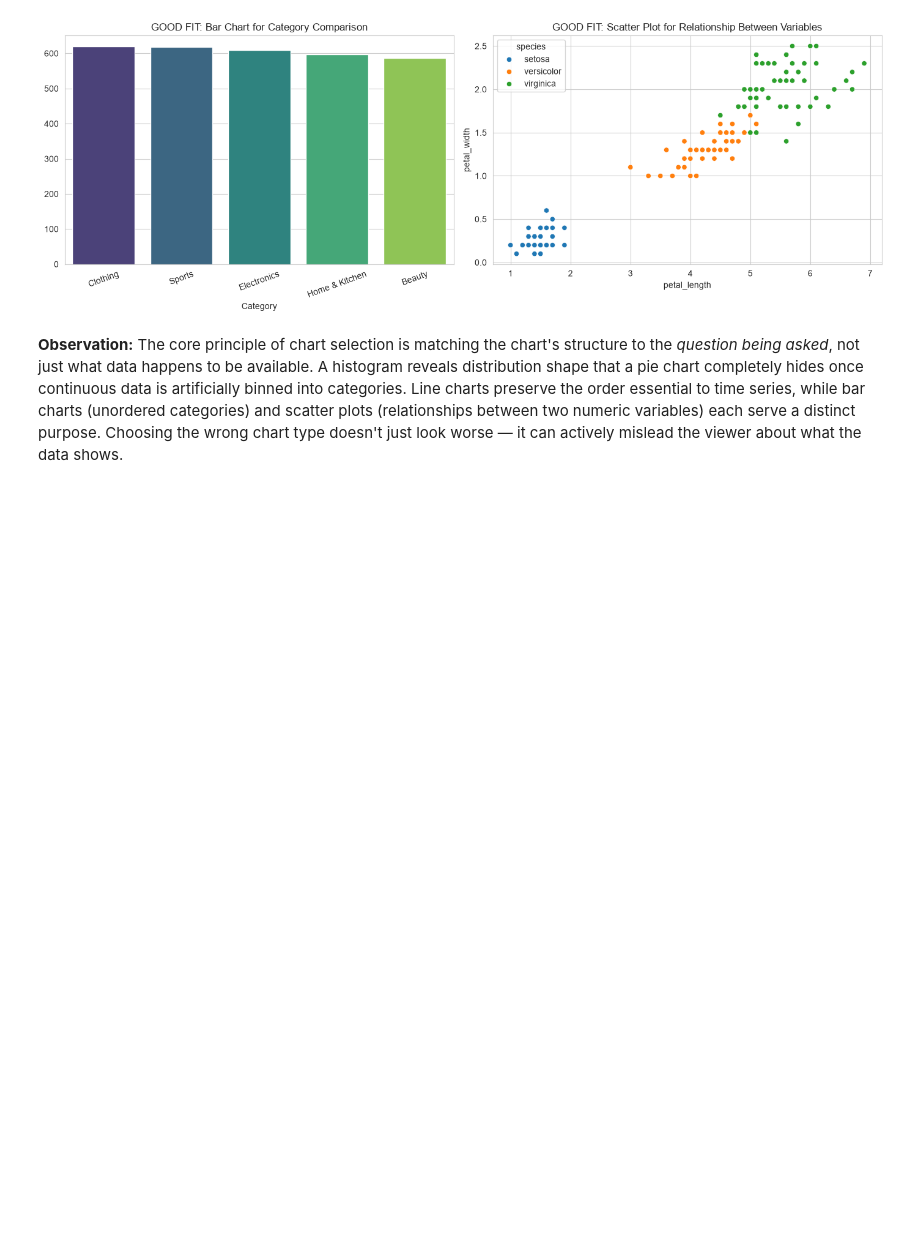
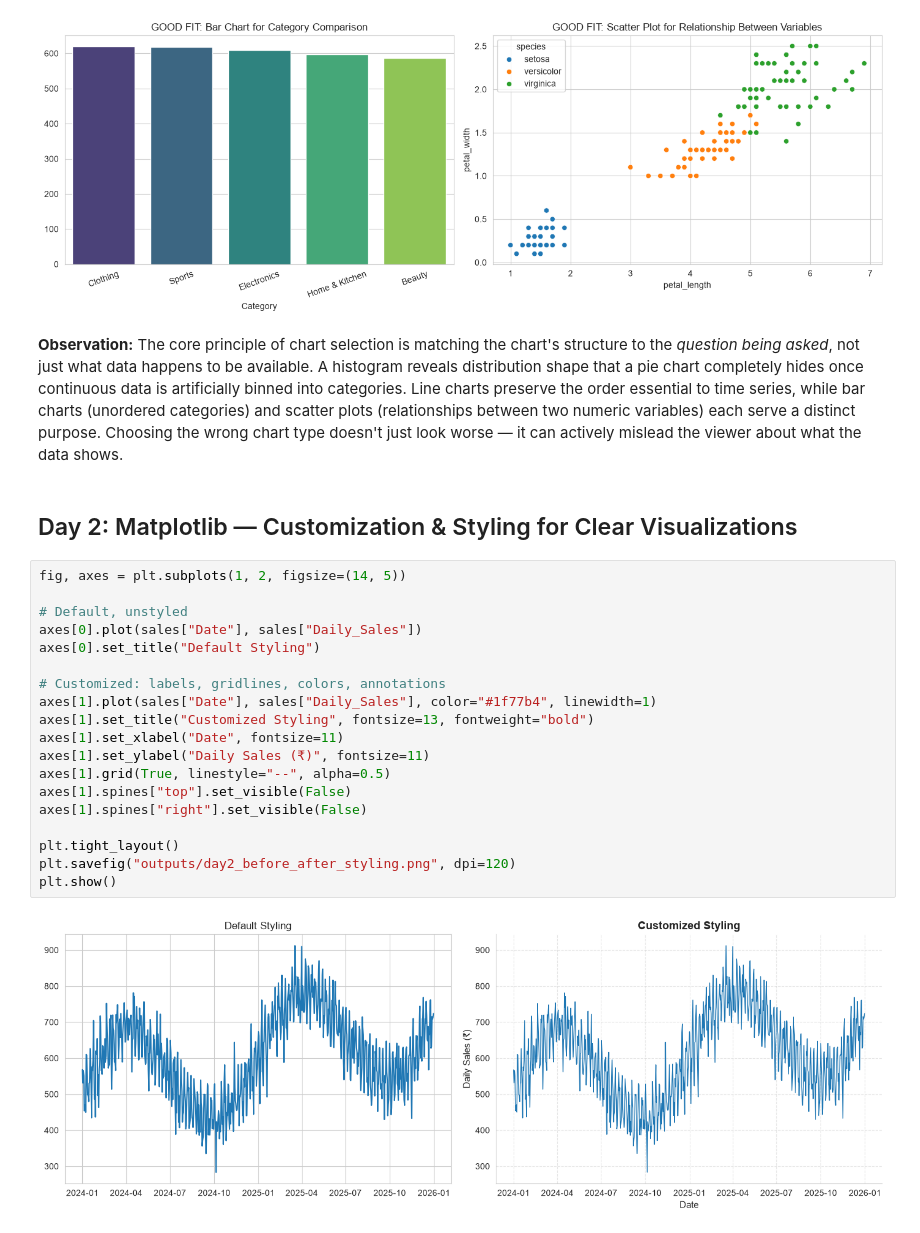
Before and after one commit to nikitha-d1323/data-analysis-mini-projects, a Jupyter notebook: unit4-visualization-best-practices/Visualization_Unit4.ipynb, the cells around one changed output. Saved outputs shown, nothing was run; the diff lists cells and outputs as text; blank space fills up the shorter version.

Commit message:
Unit4 Day 2: Matplotlib customization - styling, annotations, small multiples, DPI

```diff
--- a/unit4-visualization-best-practices/Visualization_Unit4.ipynb
+++ b/unit4-visualization-best-practices/Visualization_Unit4.ipynb
@@ -94,3 +94,26 @@ bar charts (unordered categories) and scatter plots (relationships between
 two numeric variables) each serve a distinct purpose. Choosing the wrong
 chart type doesn't just look worse — it can actively mislead the viewer
 about what the data shows.
+# %% [markdown]
+## Day 2: Matplotlib — Customization & Styling for Clear Visualizations
+# %%
+fig, axes = plt.subplots(1, 2, figsize=(14, 5))
+
+# Default, unstyled
+axes[0].plot(sales["Date"], sales["Daily_Sales"])
+axes[0].set_title("Default Styling")
+
+# Customized: labels, gridlines, colors, annotations
+axes[1].plot(sales["Date"], sales["Daily_Sales"], color="#1f77b4", linewidth=1)
+axes[1].set_title("Customized Styling", fontsize=13, fontweight="bold")
+axes[1].set_xlabel("Date", fontsize=11)
+axes[1].set_ylabel("Daily Sales (₹)", fontsize=11)
+axes[1].grid(True, linestyle="--", alpha=0.5)
+axes[1].spines["top"].set_visible(False)
+axes[1].spines["right"].set_visible(False)
+
+plt.tight_layout()
+plt.savefig("outputs/day2_before_after_styling.png", dpi=120)
+plt.show()
+# %% [output]
+[figure, added]
```
Also changed, not shown: parts of 4 cells of this notebook, 4 other files.
